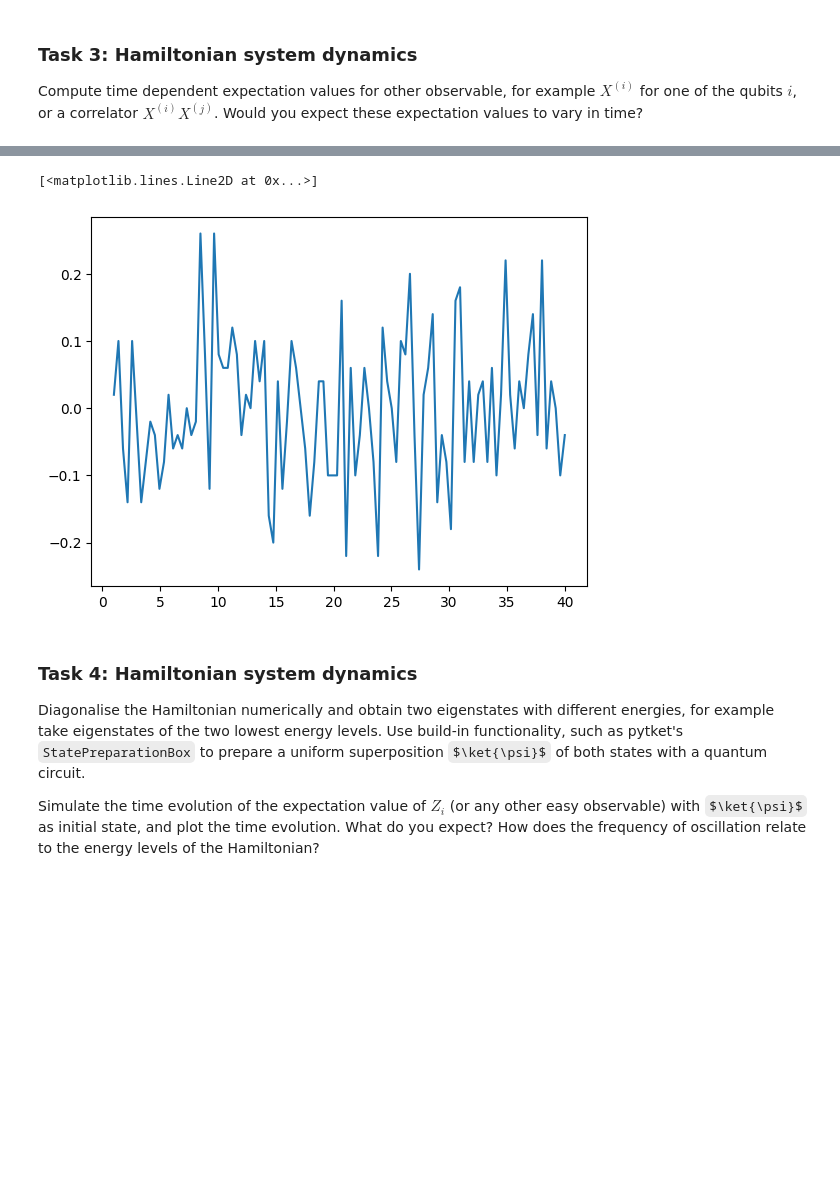
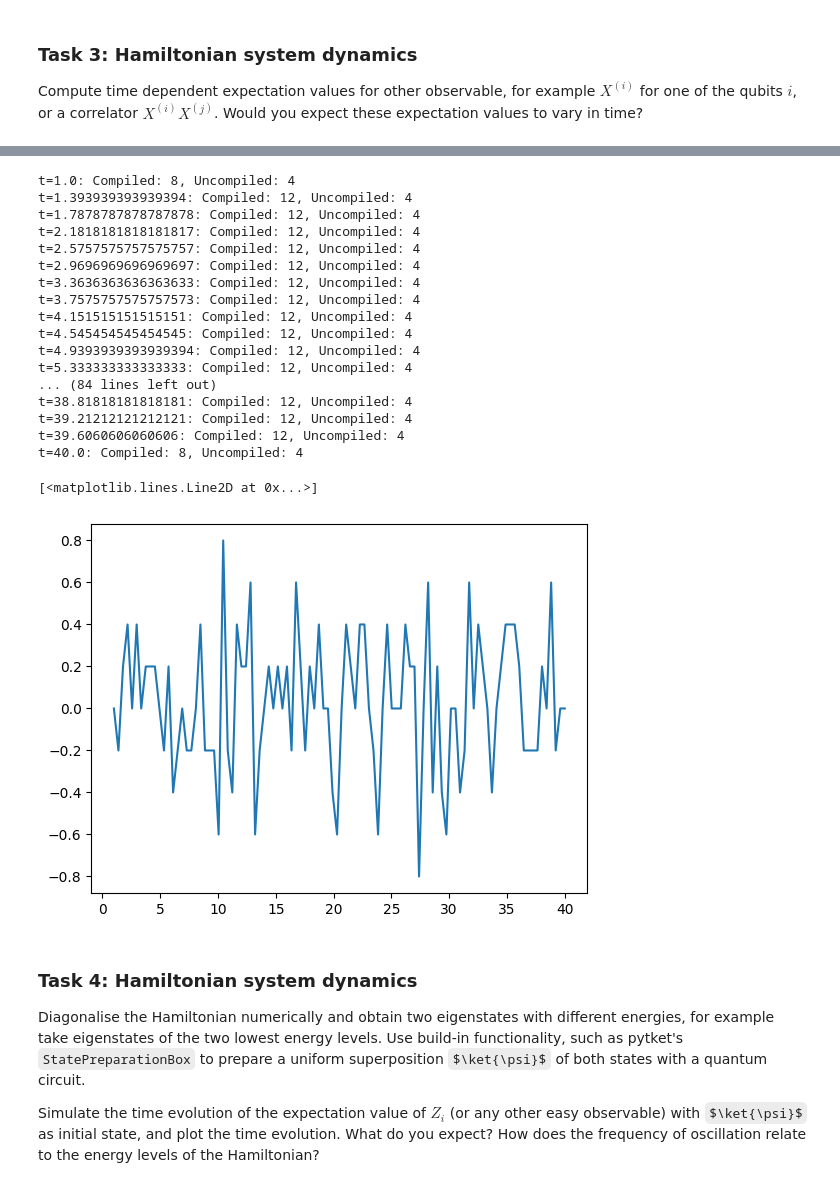
Before and after one commit to Rohan-T144/2025-Quantinuum, a Jupyter notebook: notebooks/hamiltonian_simulation.ipynb, the cells around one changed output, grey strips where cells are left out. Saved outputs shown, nothing was run; the diff lists cells and outputs as text; code cells hidden in the pictures; some formulas as TeX source; blank space fills up the shorter version.

```diff
--- a/notebooks/hamiltonian_simulation.ipynb
+++ b/notebooks/hamiltonian_simulation.ipynb
@@ -228,14 +228,21 @@ Hints:
 - Alternatively, the two qubit gates $e^{-\alpha X^{(i)} X^{(j)}}$ and $e^{-\alpha Y^{(i)} Y^{(j)}}$ can be implemented in pytket via `XXPhase` and `YYPhase`.
 - Or you can also use pytket's `TK2` gate which implements and arbitrary angle SU(4) gate [x].
 # %%
-def gen_time_evolution(N, t, delta):
+def gen_time_evolution_xxz(N, t, delta):
     # delta, t = symbols("Delta, t")
 
     circ = Circuit(N)
 
     for k in range(N-1):
         circ.TK2(2*t, 2*t, 2*delta*t, k, k+1)
+        # circ.XXPhase(2 * t, k, k+1)
+        # # circ.CX(k, k+1)
 
+        # # circ.CX(k, k+1)
+        # circ.YYPhase(2 * t, k, k+1)
+        # # circ.CX(k, k+1)
+
+        # circ.ZZPhase(2 * delta * t, k, k+1)
     return circ
 
 # draw(gen_time_evolution(4))
@@ -437,11 +507,8 @@ plt.plot(times, e_exp2)
 
 Compute time dependent expectation values for other observable, for example $X^{(i)}$ for one of the qubits $i$, or a correlator $X^{(i)} X^{(j)}$. Would you expect these expectation values to vary in time?
 # %%
-def get_x_observable(n_qubits: int, i: int) -> QubitPauliOperator:
-    # sites = nx.path_graph(n_qubits)
+def get_x_observable(i: int) -> QubitPauliOperator:
     qpo_dict = {}
-
     xx_term = QubitPauliString([Qubit(i)], [Pauli.X])
     qpo_dict[xx_term] = 1.0
-
     return QubitPauliOperator(qpo_dict)
@@ -484,8 +515,30 @@ for t in c_times:
-# %%
-plt.plot(c_times, c_x_exp)
-# %% [output]
-[<matplotlib.lines.Line2D at 0x...>]
-[figure, removed]
+# %%
+x_obs = get_x_observable(0)
+
+c_times = np.linspace(1, 40, 100)
+c_x_exp = xxz_simulator.get_energy_time_evolution(c_times, x_obs, n_shots=10)
+
+plt.plot(c_times, c_x_exp)
+# %% [output]
+t=1.0: Compiled: 8, Uncompiled: 4
+t=1.393939393939394: Compiled: 12, Uncompiled: 4
+t=1.7878787878787878: Compiled: 12, Uncompiled: 4
+t=2.1818181818181817: Compiled: 12, Uncompiled: 4
+t=2.5757575757575757: Compiled: 12, Uncompiled: 4
+t=2.9696969696969697: Compiled: 12, Uncompiled: 4
+t=3.3636363636363633: Compiled: 12, Uncompiled: 4
+t=3.7575757575757573: Compiled: 12, Uncompiled: 4
+t=4.151515151515151: Compiled: 12, Uncompiled: 4
+t=4.545454545454545: Compiled: 12, Uncompiled: 4
+t=4.9393939393939394: Compiled: 12, Uncompiled: 4
+t=5.333333333333333: Compiled: 12, Uncompiled: 4
+... (84 lines left out)
+t=38.81818181818181: Compiled: 12, Uncompiled: 4
+t=39.21212121212121: Compiled: 12, Uncompiled: 4
+t=39.6060606060606: Compiled: 12, Uncompiled: 4
+t=40.0: Compiled: 8, Uncompiled: 4
+[<matplotlib.lines.Line2D at 0x...>]
+[figure, added]
 # %% [markdown]
 ### Task 4: Hamiltonian system dynamics
 
```
Also changed, not shown: parts of 17 cells of this notebook.
